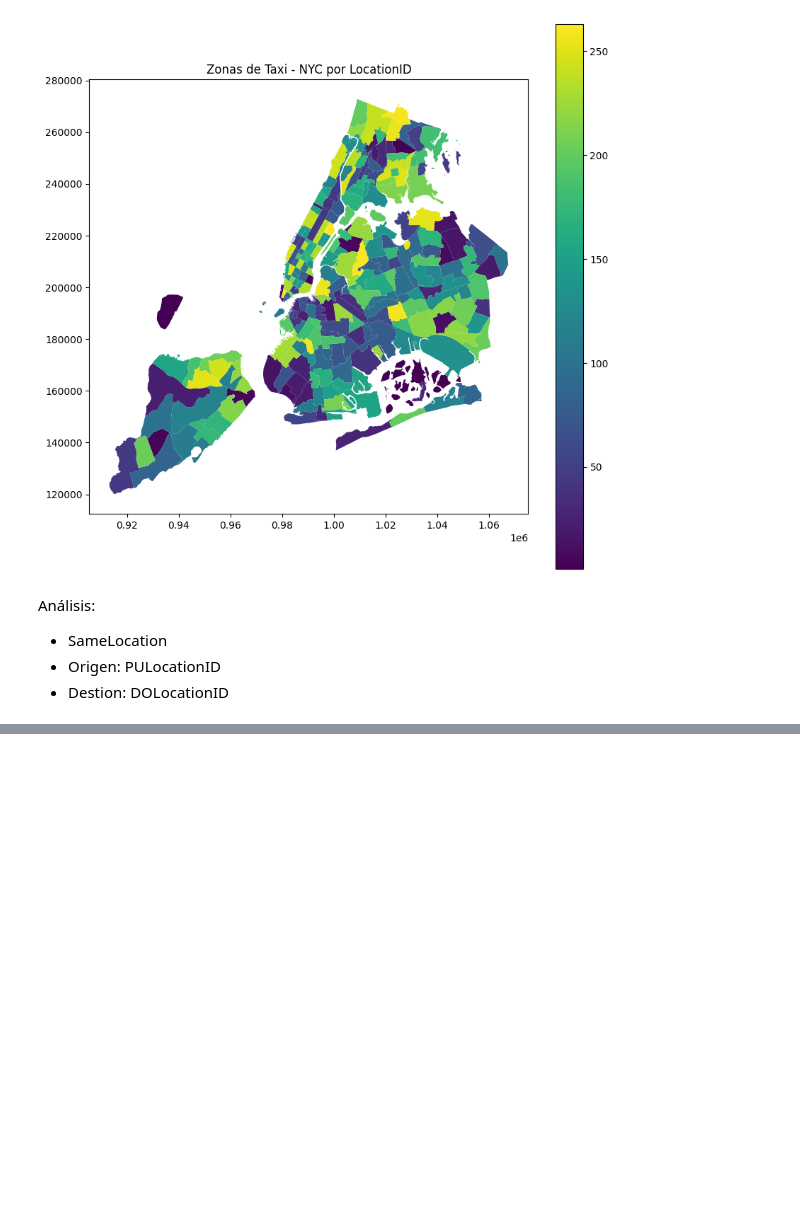
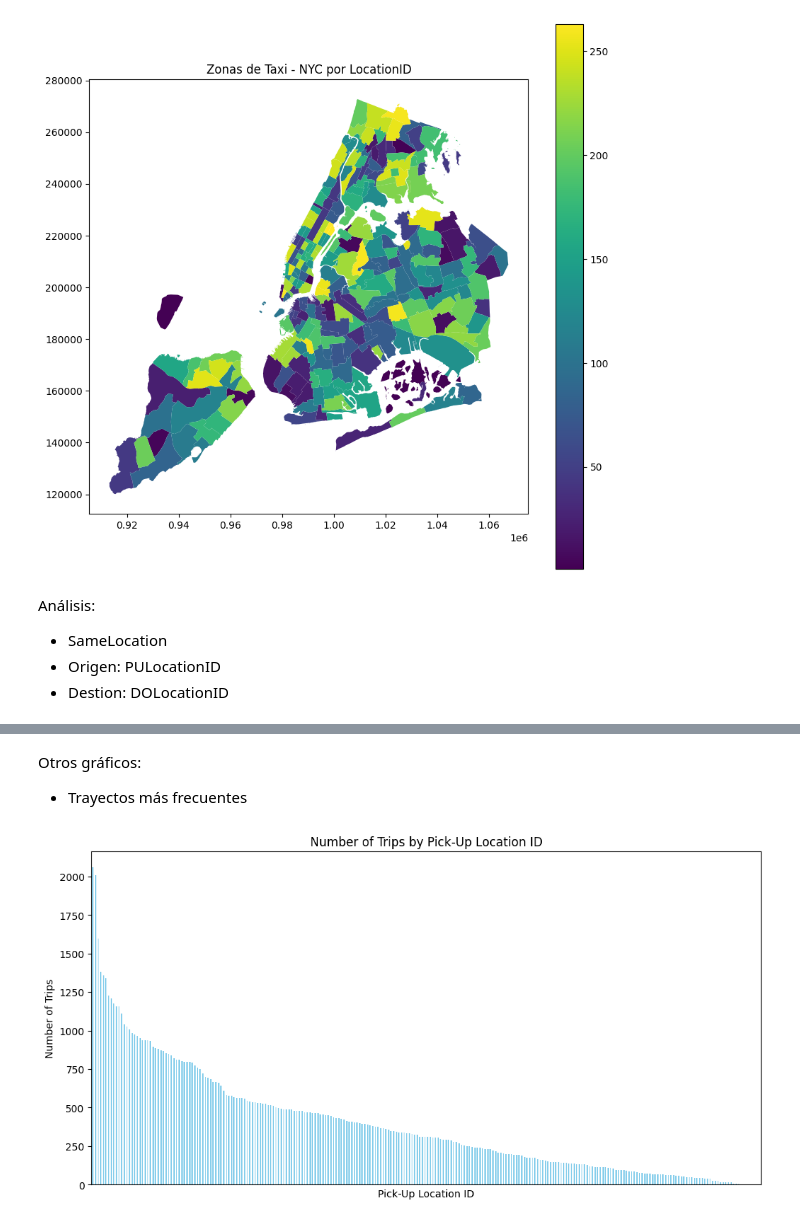
Before and after one commit to GonzaloLopezS/TFM_VTC_NYC, a Jupyter notebook: Notebooks/prueba_2021.ipynb, the cells around one changed output, grey strips where cells are left out. Saved outputs shown, nothing was run; the diff lists cells and outputs as text; code cells hidden in the pictures; blank space fills up the shorter version.

```diff
--- a/Notebooks/prueba_2021.ipynb
+++ b/Notebooks/prueba_2021.ipynb
@@ -522,0 +579,22 @@ plt.show()
+# %% [markdown]
+Otros gráficos:
+- Trayectos más frecuentes
+# %%
+# Generate a bar plot for trips['PULocationID'] ordered by value_counts()
+pulocation_counts = trips['PULocationID'].value_counts()
+
+# Plot the bar chart
+plt.figure(figsize=(12, 6))
+pulocation_counts.plot(kind='bar', color='skyblue')
+
+# Add labels and title
+plt.xlabel('Pick-Up Location ID')
+plt.ylabel('Number of Trips')
+plt.title('Number of Trips by Pick-Up Location ID')
+
+# Remove x-ticks
+plt.xticks([])
+
+plt.show()
+# %% [output]
+[figure, added]
```
Also changed, not shown: parts of 9 cells of this notebook.
